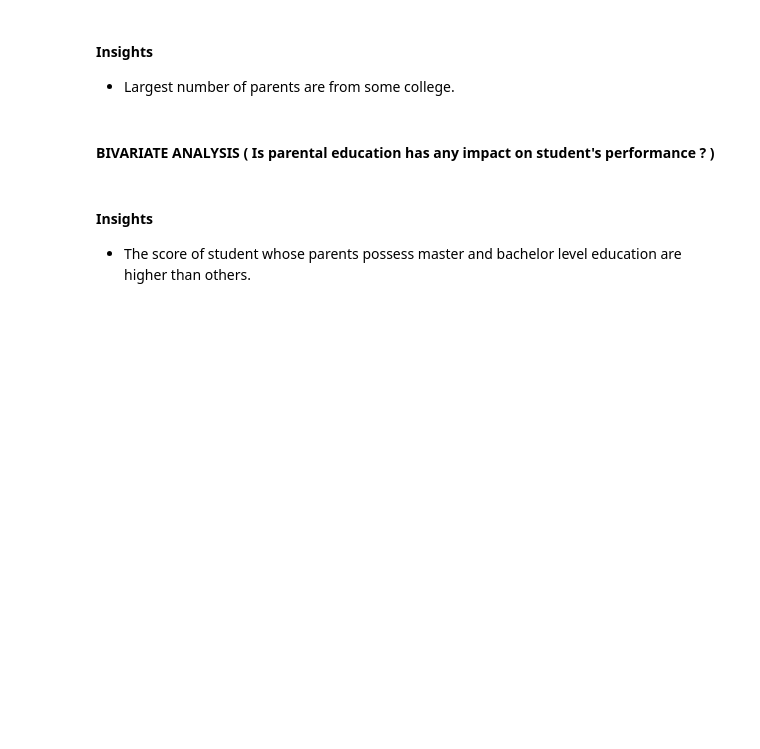
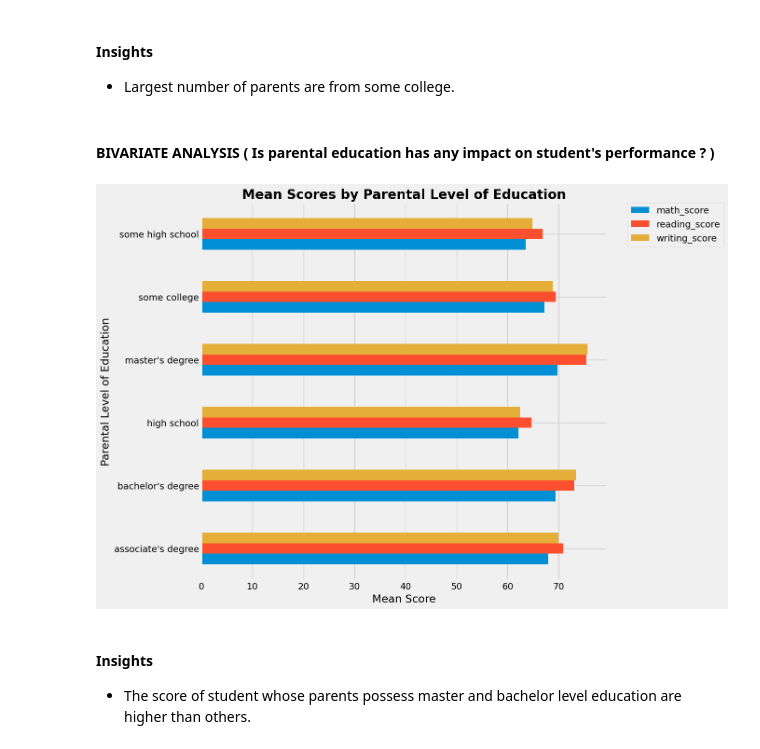
Before and after one commit to Dipraz/ML_Project, a Jupyter notebook: notebook/1 . EDA STUDENT PERFORMANCE .ipynb, the cells around one changed output. Saved outputs shown, nothing was run; the diff lists cells and outputs as text; code cells hidden in the pictures; blank space fills up the shorter version.

```diff
--- a/notebook/1 . EDA STUDENT PERFORMANCE .ipynb
+++ b/notebook/1 . EDA STUDENT PERFORMANCE .ipynb
@@ -531,9 +540,20 @@ plt.show()
 # %% [markdown]
 #### BIVARIATE ANALYSIS ( Is parental education has any impact on student's performance ? )
 # %%
-df.groupby('parental level of education').agg('mean').plot(kind='barh',figsize=(10,10))
-plt.legend(bbox_to_anchor=(1.05, 1), loc=2, borderaxespad=0.)
+# Select only the numerical columns for aggregation
+numerical_columns = ['math_score', 'reading_score', 'writing_score']
+mean_scores = df.groupby('parental_level_of_education')[numerical_columns].mean()
+
+# Plot the horizontal bar chart
+mean_scores.plot(kind='barh', figsize=(10, 10))
+
+plt.legend(bbox_to_anchor=(1.05, 1), loc='upper left', borderaxespad=0.)
+plt.title('Mean Scores by Parental Level of Education', fontweight='bold')
+plt.xlabel('Mean Score')
+plt.ylabel('Parental Level of Education')
 plt.show()
+# %% [output]
+[figure, added]
 # %% [markdown]
 #### Insights
 - The score of student whose parents possess master and bachelor level education are higher than others.
```
Also changed, not shown: parts of 8 cells of this notebook.
